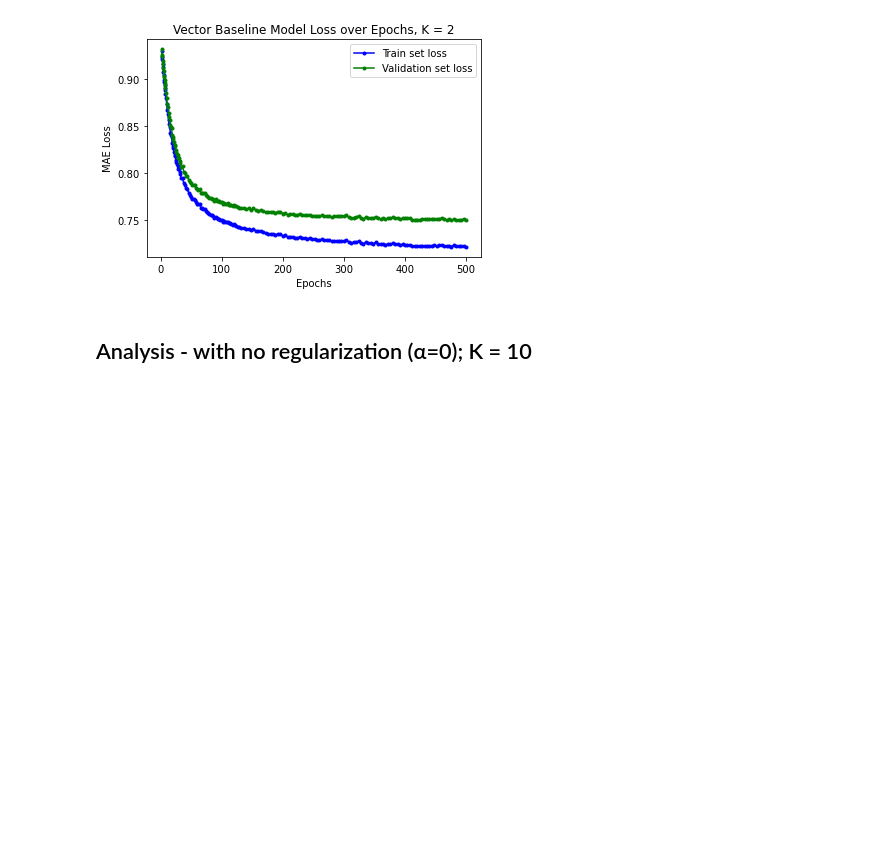
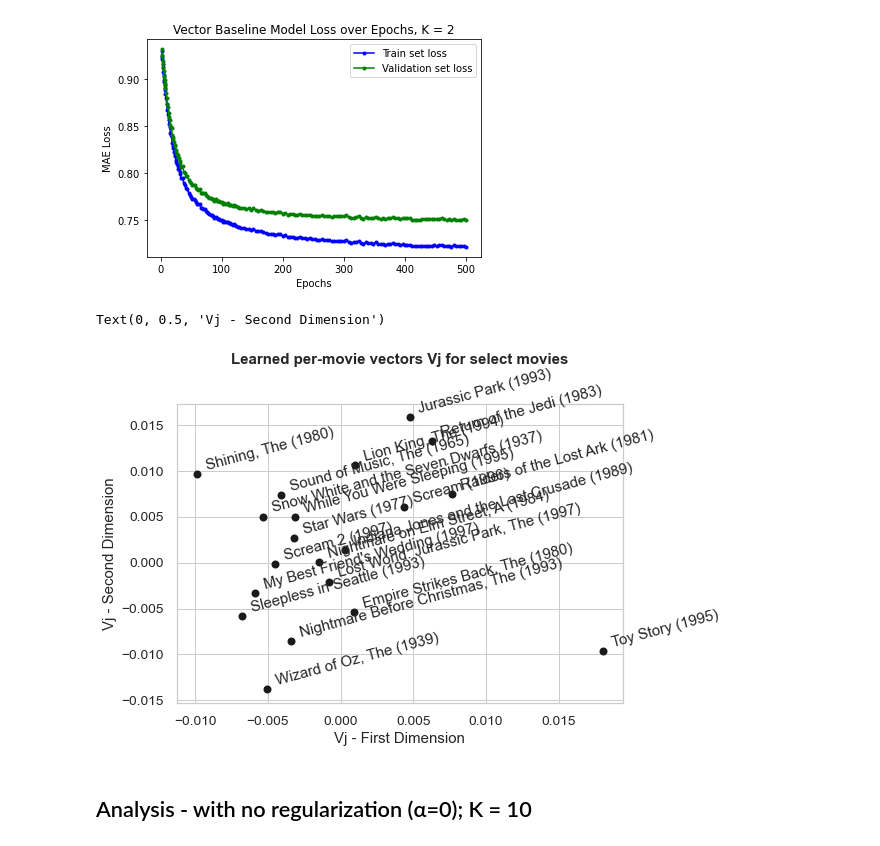
Before and after one commit to Dtphelan1/recommendation-system, a Jupyter notebook: CollabFilterOneVectorPerItem-Analysis.ipynb, the cells around one changed output. Drawn from its saved outputs; the diff is of its cells as text; code cells hidden in the pictures; blank space fills up the shorter version.

```diff
--- a/CollabFilterOneVectorPerItem-Analysis.ipynb
+++ b/CollabFilterOneVectorPerItem-Analysis.ipynb
@@ -83,6 +83,37 @@ plt.title('Vector Baseline Model Loss over Epochs, K = 2')
 # %% [output]
 Text(0.5, 1.0, 'Vector Baseline Model Loss over Epochs, K = 2')
 [figure]
+# %%
+import os
+data_path='data_movie_lens_100k/'
+select_movies_df = pd.read_csv(os.path.join(data_path, "select_movies.csv"))
+# %%
+
+# Import plotting libraries
+import matplotlib
+import matplotlib.pyplot as plt
+
+%matplotlib inline
+plt.style.use('seaborn') # pretty matplotlib plots
+
+import seaborn as sns
+sns.set('notebook', font_scale=1.25, style='whitegrid')
+# %%
+B = 0.0005
+item_ids = train_tuple[1]
+
+for sid, itemid in enumerate(select_movies_df['item_id'].values):
+    title = select_movies_df['title'].values[sid]
+    movie_vec_2 = noreg_k2_final_V[itemid,:]
+    plt.plot(movie_vec_2[0], movie_vec_2[1], 'k.', mew=5)
+    plt.text(movie_vec_2[0] + B, movie_vec_2[1] + B, title, rotation=15)
+plt.title('Learned per-movie vectors Vj for select movies', pad=40, fontweight="bold")
+# plt.title.set_position([.5, 1.05])
+plt.xlabel('Vj - First Dimension')
+plt.ylabel('Vj - Second Dimension')
+# %% [output]
+Text(0, 0.5, 'Vj - Second Dimension')
+[figure, added]
 # %% [markdown]
 ## Analysis - with no regularization (α=0); K = 10
 # %%
```
Also changed, not shown: parts of 5 cells of this notebook, 1 other file.
